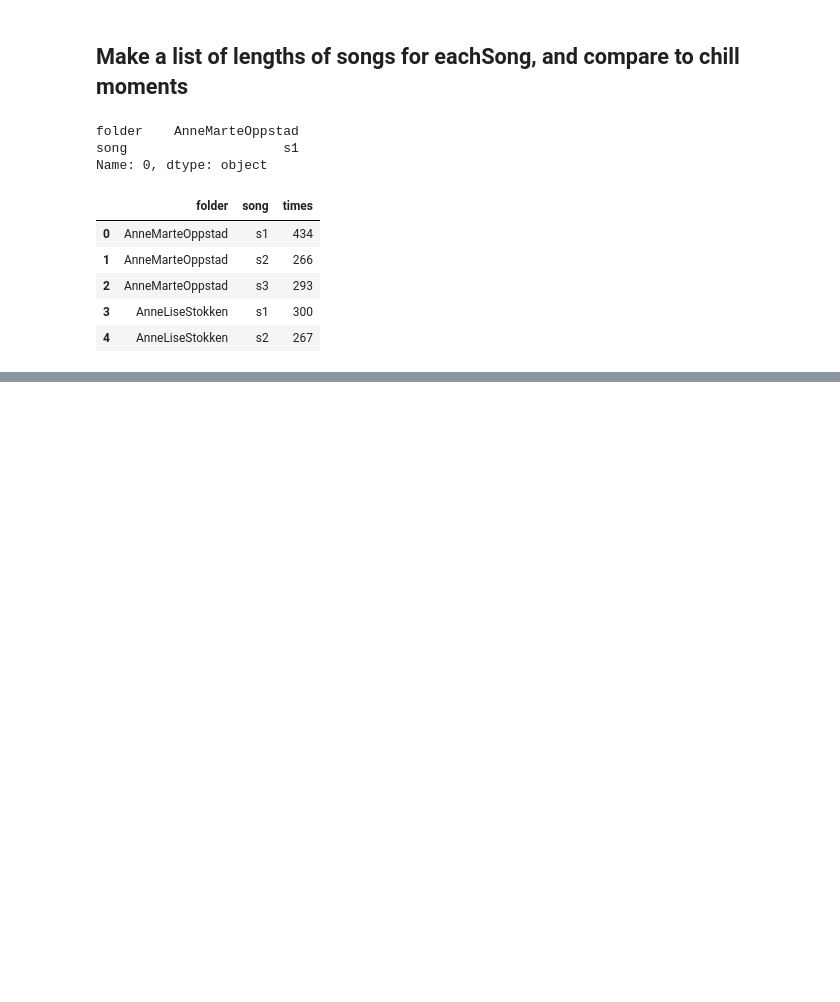
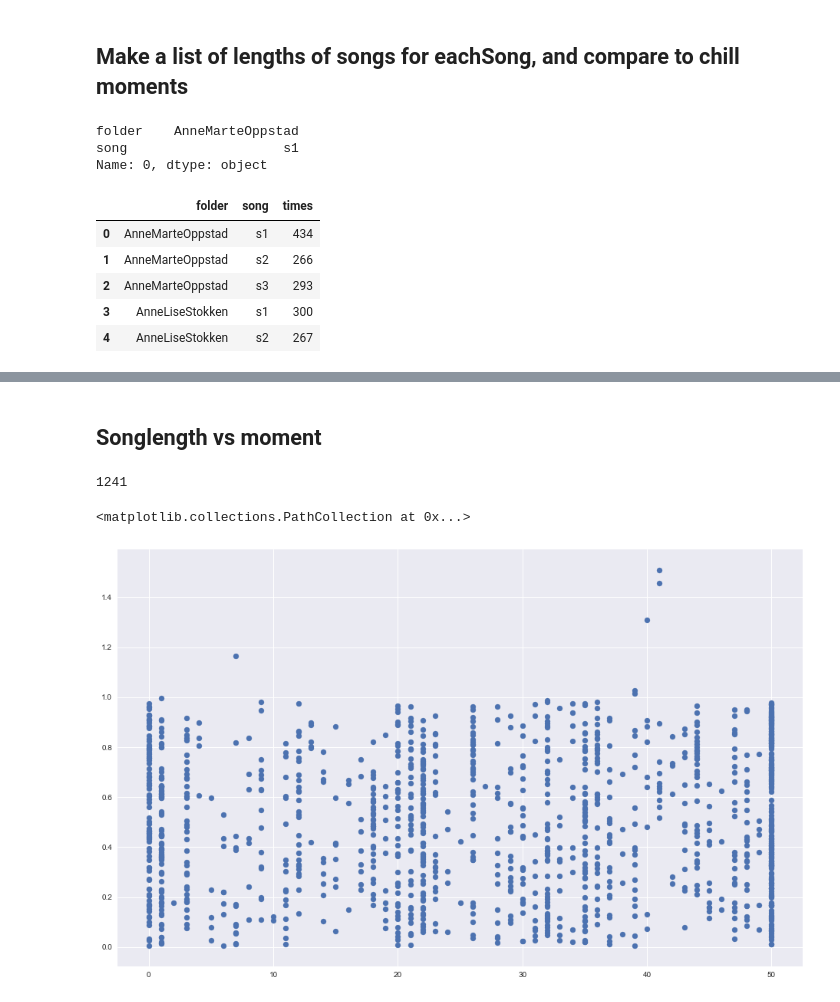
Before and after one commit to shockmonger/chill, a Jupyter notebook: resampling.ipynb, the cells around one changed output, grey strips where cells are left out. Cells and saved outputs as stored; diff of their text form; code cells hidden in the pictures; blank space fills up the shorter version.

```diff
--- a/resampling.ipynb
+++ b/resampling.ipynb
@@ -131,4 +131,5 @@ eachSong.head()
 | 4 | AnneLiseStokken | s2 | 267 |
 # %%
 songsel = {0 : 's1', 1 : 's2', 2 : 's3'}
+ivsongsel = {'s1':0,'s2':1,'s3':2}
 # eachSong['participant'== order[a],'song' == songsel[b]]
@@ -160,4 +158,6 @@ len(eachSong.loc[(eachSong['folder'] == order[a]) & (eachSong['song'] ==songsel[
 # %%
 chillpersong = []
 for i in range(len(eachSong)):
-    chillpersong.append(len(chills.loc[(eachSong['folder'] == order[a]) & (eachSong['song'] ==songsel[b])]['times']))
+    a = order.index(str(eachSong.iloc[i,:]['folder']))
+    b = int(ivsongsel[str(eachSong.iloc[i,:]['song'])])
+    chillpersong.append(len(chills[(chills['participant'] == a) & (chills['song'] == b)]))
@@ -183,0 +167,7 @@ chillpersong
+# %% [markdown]
+## Songlength vs moment
+# %%
+ratio = []
+for i in range(len(chills)):
+    ratio.append(chills.iloc[i,:]['moment']/chills.iloc[i,:]['songlen'])
+chills['ratio'] = ratio
@@ -183,0 +176,11 @@ chillpersong
+# %%
+chills = chills - chills[chills['ratio']>1]
+len(chills)
+# %% [output]
+1241
+# %%
+fig,ax = plt.subplots(figsize = (16,10))
+plt.scatter(chills['participant'], chills['ratio'])
+# %% [output]
+<matplotlib.collections.PathCollection at 0x...>
+[figure, added]
```
Also changed, not shown: parts of 7 cells of this notebook, 1 other file.
